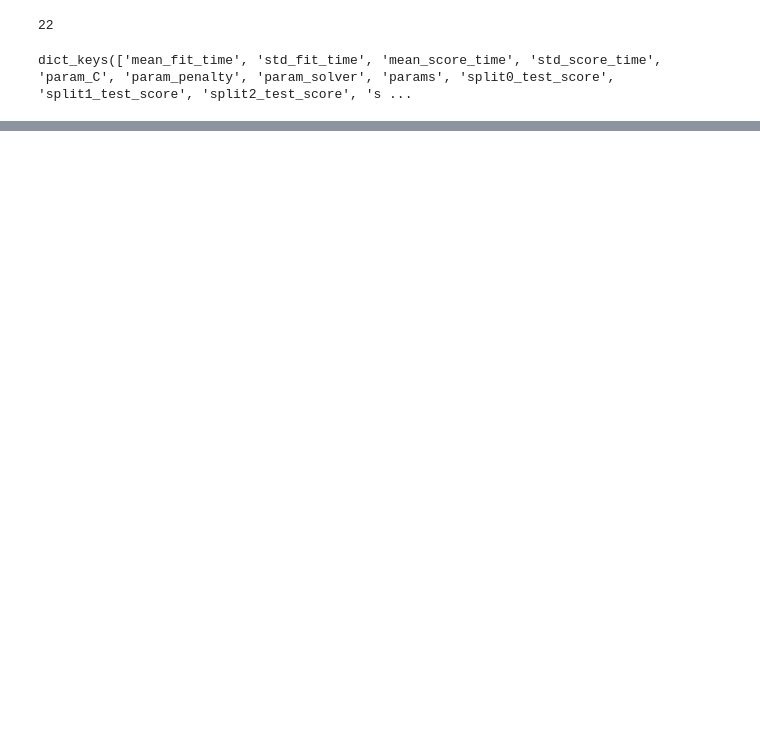
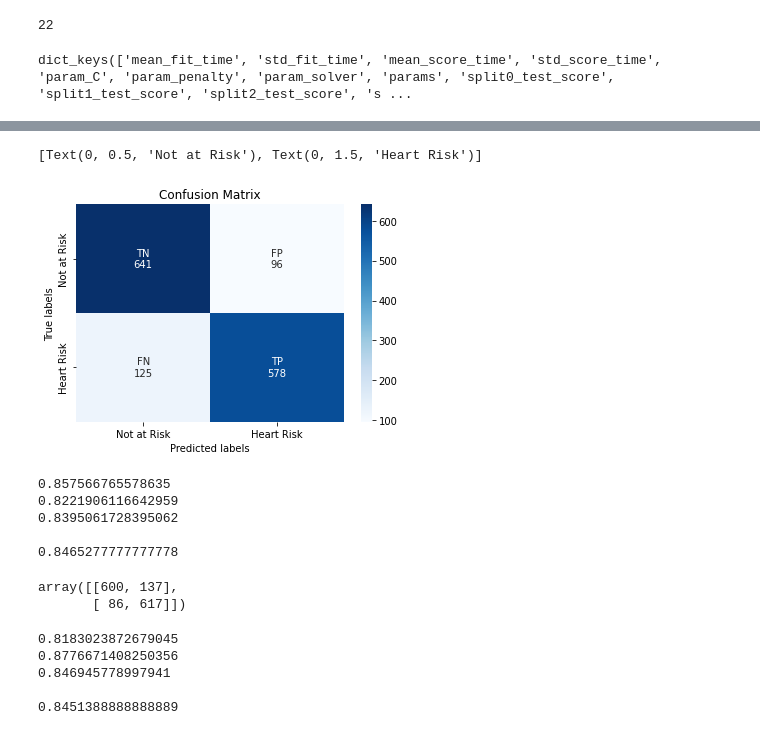
Before and after one commit to abdulaziz2208/CardiovascularRisk-Pred, a Jupyter notebook: CardiovascularPred.ipynb, the cells around one changed output, grey strips where cells are left out. Saved outputs shown, nothing was run; the diff lists cells and outputs as text; code cells hidden in the pictures; blank space fills up the shorter version.

```diff
--- a/CardiovascularPred.ipynb
+++ b/CardiovascularPred.ipynb
@@ -682,0 +744,66 @@ print(accuracy)
+# %%
+train_preds_new=np.array(train_preds_df['Yes'].apply(lambda x:1 if x>thresholds[ix] else 0))
+test_preds_new=np.array(test_preds_df['Yes'].apply(lambda x:1 if x>thresholds[ix] else 0))
+# %%
+# Get the confusion matrix for test
+
+labels = ['Not at Risk','Heart Risk' ]
+cm = confusion_matrix(y_test, test_preds_new)
+
+cat = ['TN','FP','FN','TP']
+#cat = np.asarray(labels2).reshape(2,2)
+counts = [count for count in cm.flatten()]
+labelsIn = [f"{v1}\n{v2}" for v1, v2 in  zip(cat,counts)]
+
+labelsIn = np.asarray(labelsIn).reshape(2,2)
+
+ax= plt.subplot()
+sns.heatmap(cm, annot=labelsIn, ax = ax,fmt='', cmap='Blues');
+
+# labels, title and ticks
+ax.set_xlabel('Predicted labels')
+ax.set_ylabel('True labels')
+ax.set_title('Confusion Matrix')
+ax.xaxis.set_ticklabels(labels)
+ax.yaxis.set_ticklabels(labels)
+# %% [output]
+[Text(0, 0.5, 'Not at Risk'), Text(0, 1.5, 'Heart Risk')]
+[figure, added]
+# %%
+precision = precision_score(y_test, test_preds_new)
+recall = recall_score(y_test, test_preds_new)
+print(precision)
+print(recall)
+print(2*precision*recall/(recall+precision))
+print("")
+accuracy = accuracy_score(y_test, test_preds_new)
+print(accuracy)
+# %% [output]
+0.857566765578635
+0.8221906116642959
+0.8395061728395062
+
+0.8465277777777778
+# %%
+train_preds_class=clf.predict(X_train)
+test_preds_class=clf.predict(X_test)
+cm = confusion_matrix(y_test, test_preds_class)
+cm
+# %% [output]
+array([[600, 137],
+       [ 86, 617]])
+# %%
+precision = precision_score(y_test, test_preds_class)
+recall = recall_score(y_test, test_preds_class)
+print(precision)
+print(recall)
+print(2*precision*recall/(recall+precision))
+print("")
+accuracy = accuracy_score(y_test, test_preds_class)
+print(accuracy)
+# %% [output]
+0.8183023872679045
+0.8776671408250356
+0.846945778997941
+
+0.8451388888888889
```
Also changed, not shown: parts of 49 cells of this notebook.
